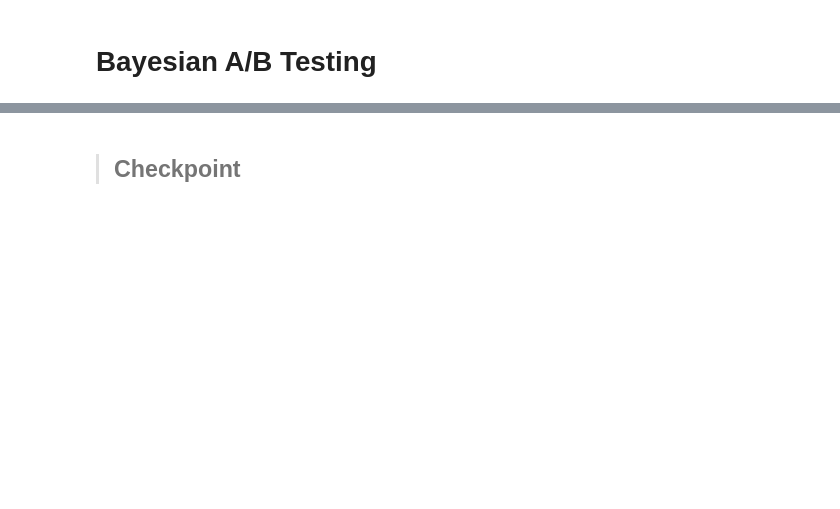
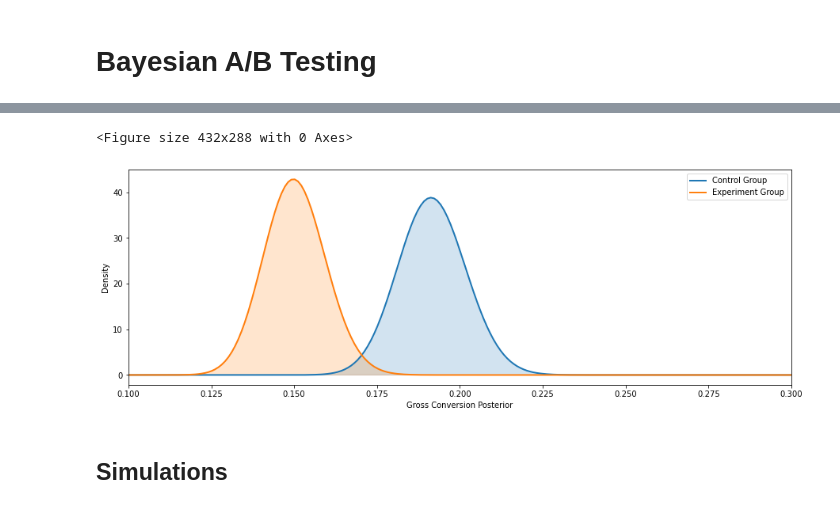
Before and after one commit to Charlotte1904/Bayesian-Time-Series, a Jupyter notebook: Udacity AB Testing.ipynb, the cells around one changed output, grey strips where cells are left out. Cells and saved outputs as stored; diff of their text form; code cells hidden in the pictures; blank space fills up the shorter version.

```diff
--- a/Udacity AB Testing.ipynb
+++ b/Udacity AB Testing.ipynb
@@ -162,2 +193,20 @@ experiment_click = experiment.Clicks
+# %%
+c_pos_alpha_gc, c_posterior_beta_gc, e_pos_alpha_gc, e_posterior_beta_gc = posterior_distribution(control_enrollment,control_noenrollment,experiment_enrollment,experiment_noenrollment)
+c_distribution_gc_posterior = stats.beta.pdf(x, c_pos_alpha_gc, c_posterior_beta_gc)
+e_distribution_gc_posterior  = stats.beta.pdf(x, e_pos_alpha_gc, e_posterior_beta_gc)
+# %%
+plt.figure(2)
+plt.figure(figsize=(15,5))
+plot_with_fill(x, c_distribution_gc_posterior , 'Control Group')
+plot_with_fill(x, e_distribution_gc_posterior , 'Experiment Group')
+plt.xlim(xmax=0.3)
+plt.xlim(xmin = 0.1)
+plt.xlabel('Gross Conversion Posterior')
+plt.ylabel('Density')
+plt.legend()
+plt.show()
+# %% [output]
+<Figure size 432x288 with 0 Axes>
+[figure, added]
 # %% [markdown]
-> ## Checkpoint
+## Simulations
```
Also changed, not shown: parts of 59 cells of this notebook.
